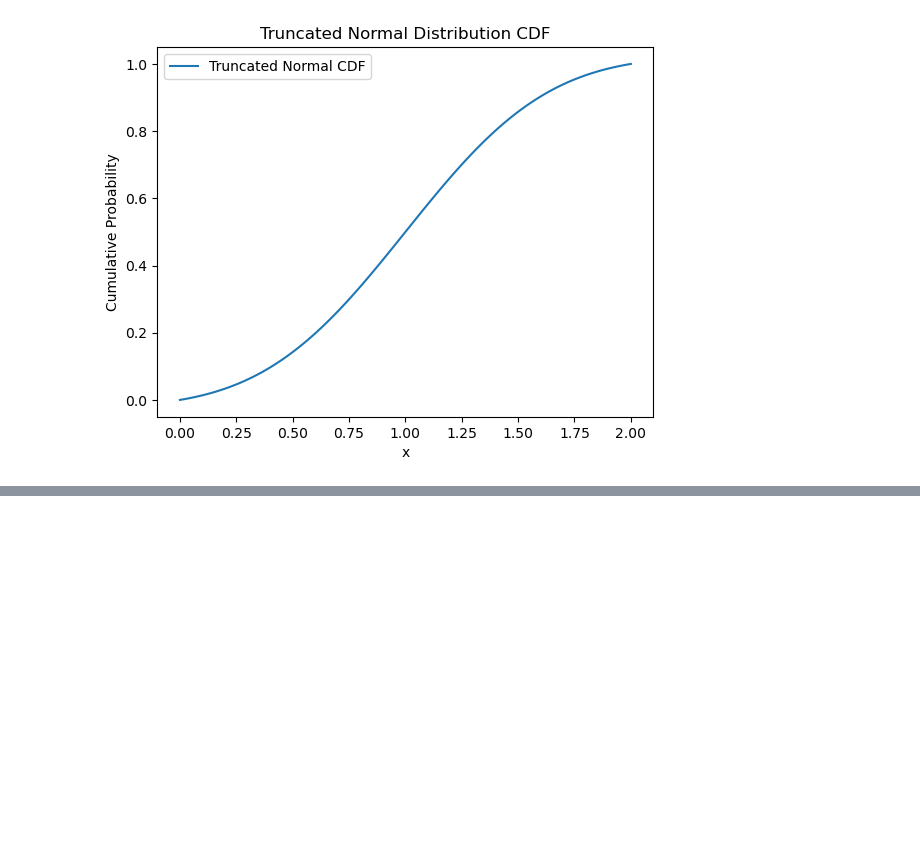
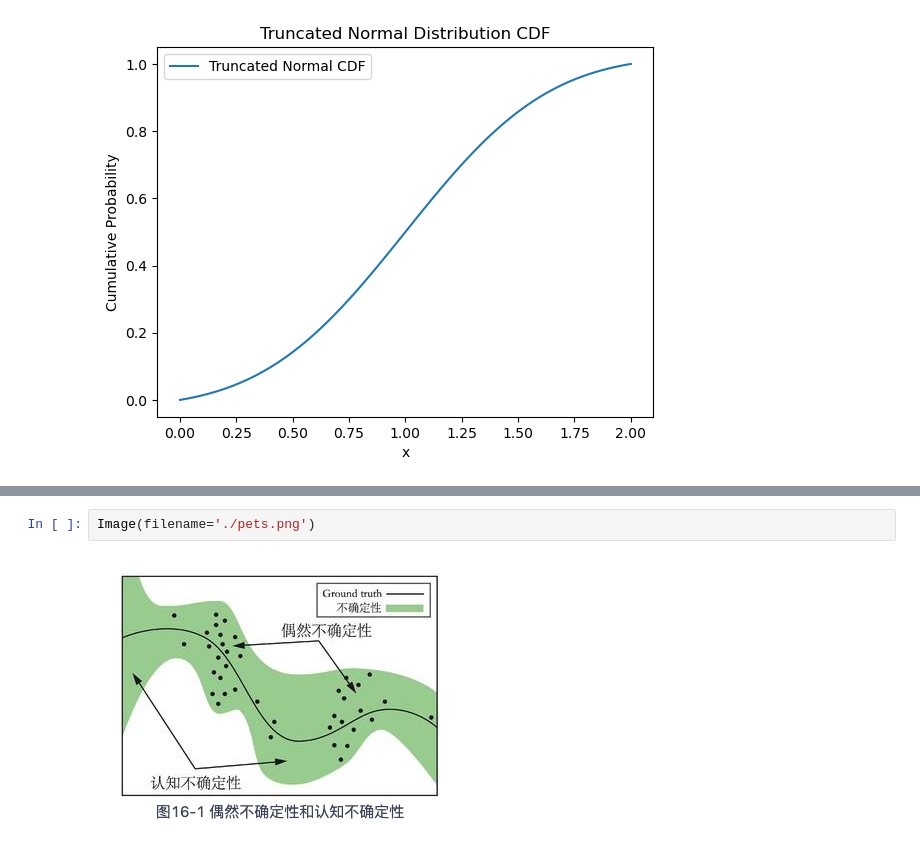
Before and after one commit to ztaoing/DeepRL_Steps, a Jupyter notebook: practice-code/14-模型预测控制.ipynb, the cells around one changed output, grey strips where cells are left out. Saved outputs shown, nothing was run; the diff lists cells and outputs as text; blank space fills up the shorter version.

```diff
--- a/practice-code/14-模型预测控制.ipynb
+++ b/practice-code/14-模型预测控制.ipynb
@@ -156,0 +178,4 @@ class CEM:
+# %%
+Image(filename='./pets.png')
+# %% [output]
+[figure, added]
```
Also changed, not shown: parts of 12 cells of this notebook.
